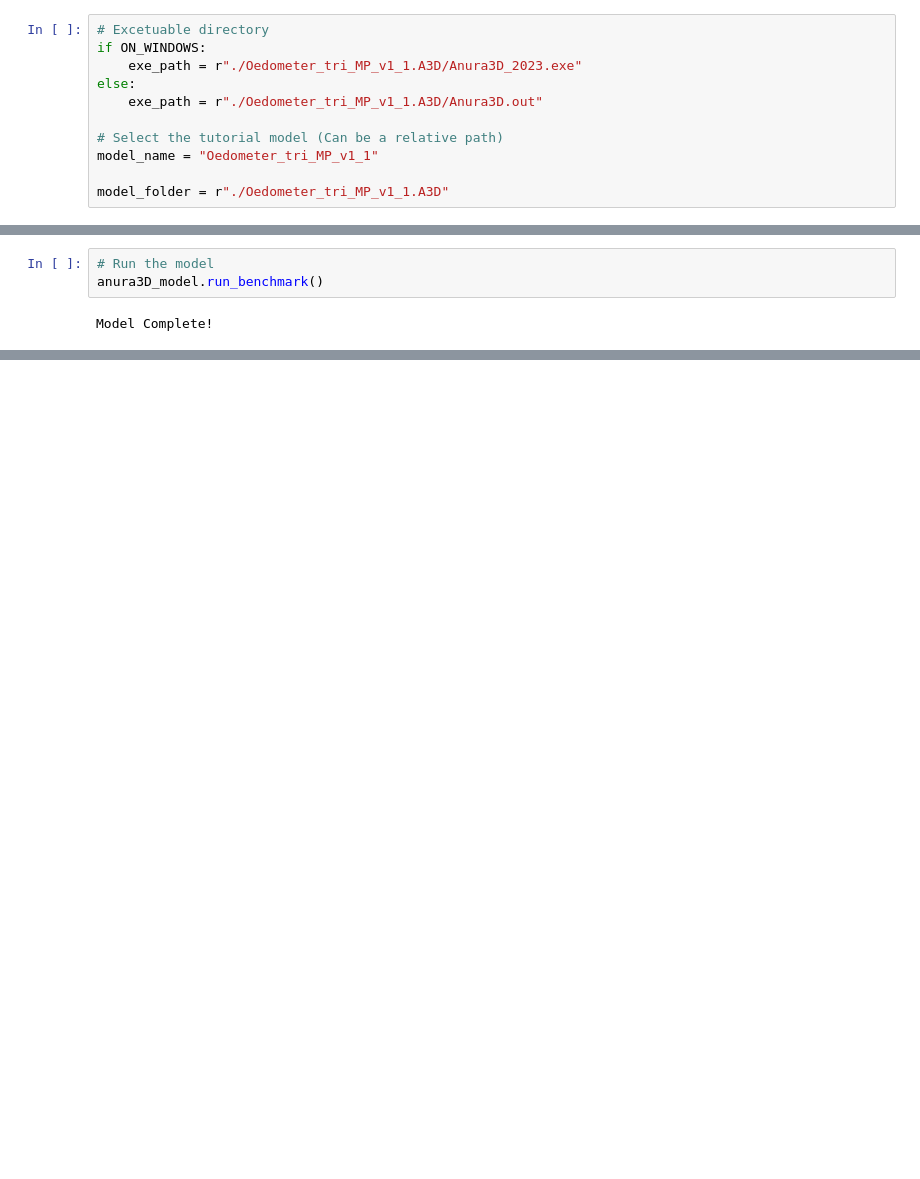
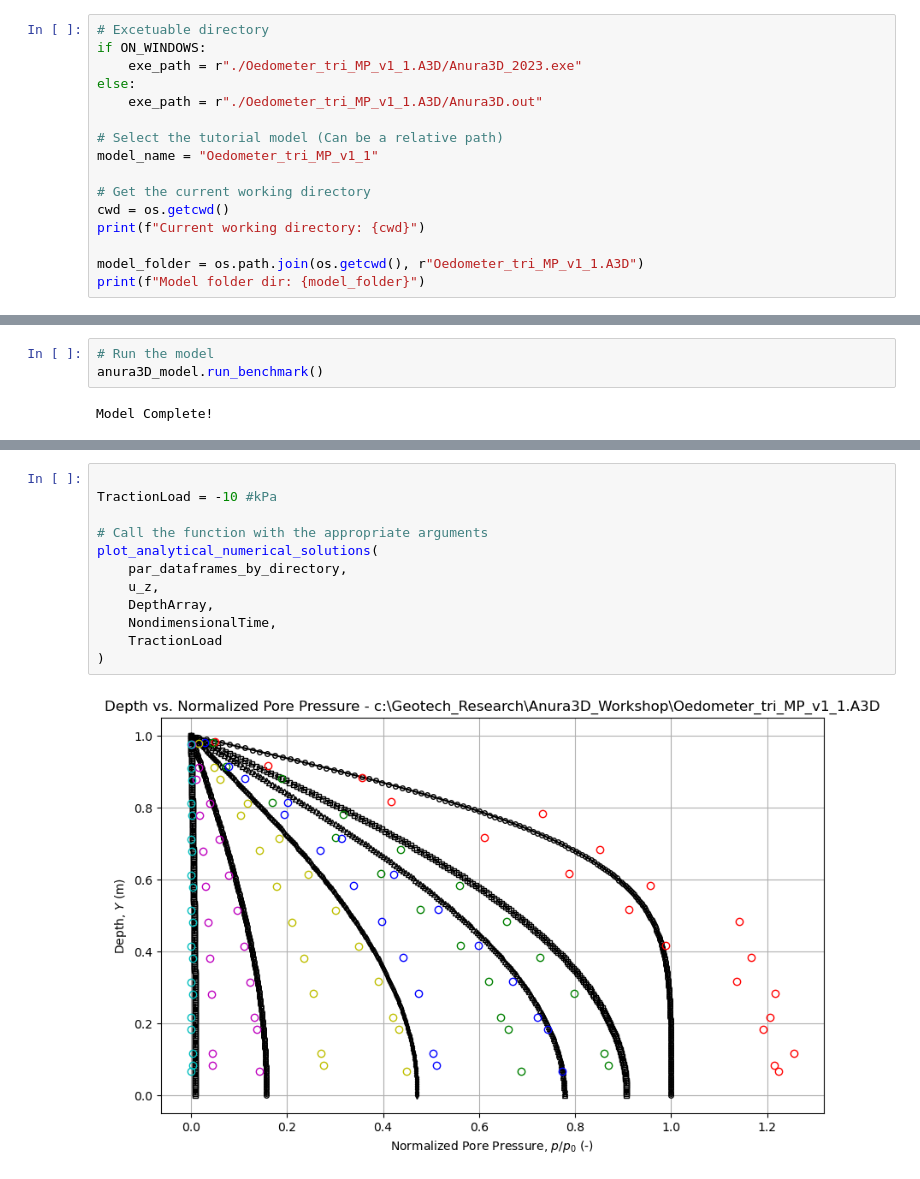
Before and after one commit to Anura3D/Anura3D_Workshop, a Jupyter notebook: 1)_Running_Oedometer.ipynb, the cells around one changed output, grey strips where cells are left out. Cells and saved outputs as stored; diff of their text form; blank space fills up the shorter version.

```diff
--- a/1)_Running_Oedometer.ipynb
+++ b/1)_Running_Oedometer.ipynb
@@ -82,4 +106,9 @@ else:
 # Select the tutorial model (Can be a relative path)
 model_name = "Oedometer_tri_MP_v1_1"
 
-model_folder = r"./Oedometer_tri_MP_v1_1.A3D"
+# Get the current working directory
+cwd = os.getcwd()
+print(f"Current working directory: {cwd}")
+
+model_folder = os.path.join(os.getcwd(), r"Oedometer_tri_MP_v1_1.A3D")
+print(f"Model folder dir: {model_folder}")
@@ -115,0 +208,14 @@ if IN_COLAB and download_files:
+# %%
+
+TractionLoad = -10 #kPa
+
+# Call the function with the appropriate arguments
+plot_analytical_numerical_solutions(
+    par_dataframes_by_directory,
+    u_z,
+    DepthArray,
+    NondimensionalTime,
+    TractionLoad
+)
+# %% [output]
+[figure, added]
```
Also changed, not shown: parts of 19 cells of this notebook, 8 other files.
